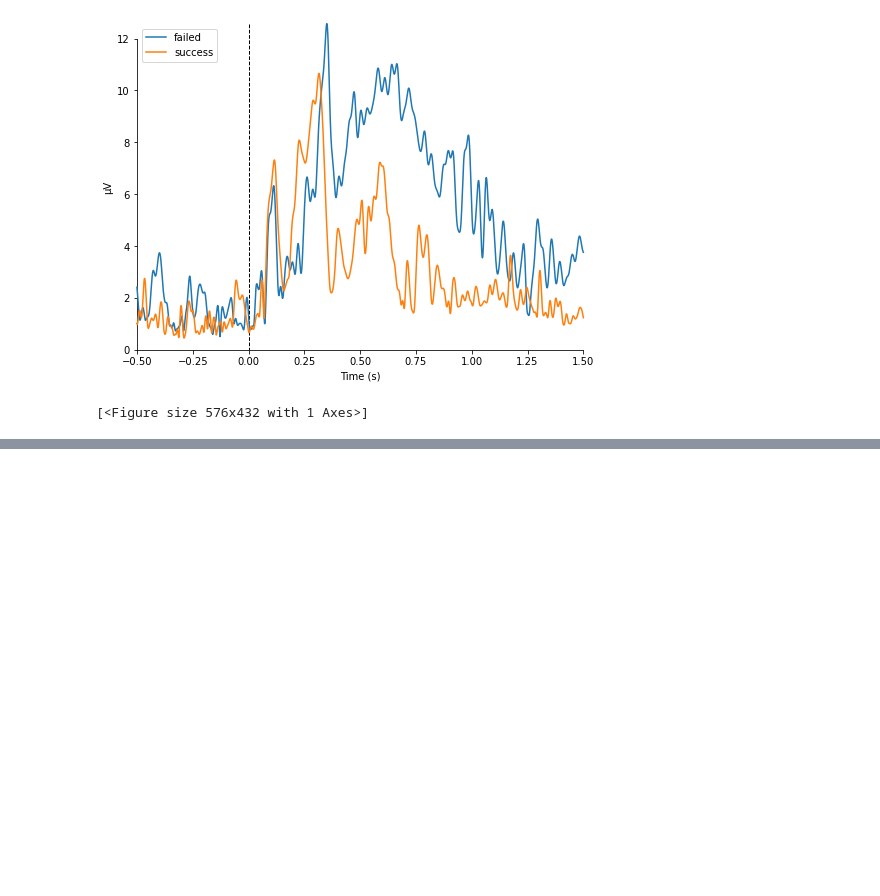
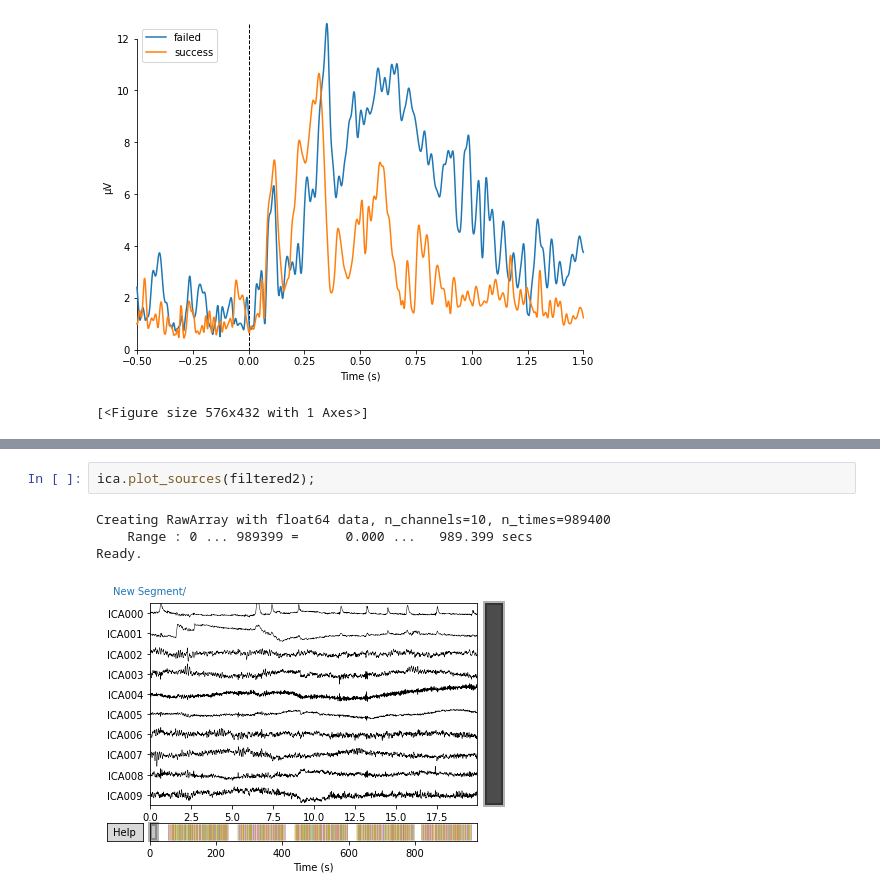
Before and after one commit to saraoe/ACN_2021, a Jupyter notebook: portfolio/portfolio_nb.ipynb, the cells around one changed output, grey strips where cells are left out. Drawn from its saved outputs; the diff is of its cells as text; blank space fills up the shorter version.

```diff
--- a/portfolio/portfolio_nb.ipynb
+++ b/portfolio/portfolio_nb.ipynb
@@ -331,0 +392,7 @@ combining channels using "gfp"
+# %%
+ica.plot_sources(filtered2);
+# %% [output]
+Creating RawArray with float64 data, n_channels=10, n_times=989400
+    Range : 0 ... 989399 =      0.000 ...   989.399 secs
+Ready.
+[figure, added]
```
Also changed, not shown: parts of 36 cells of this notebook.
